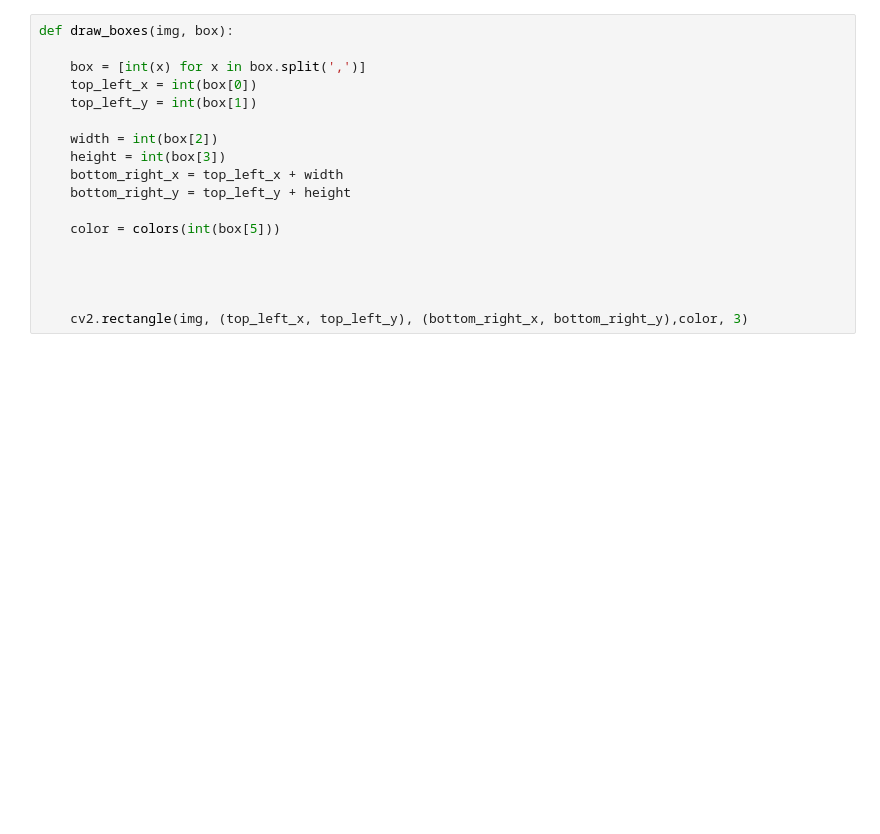
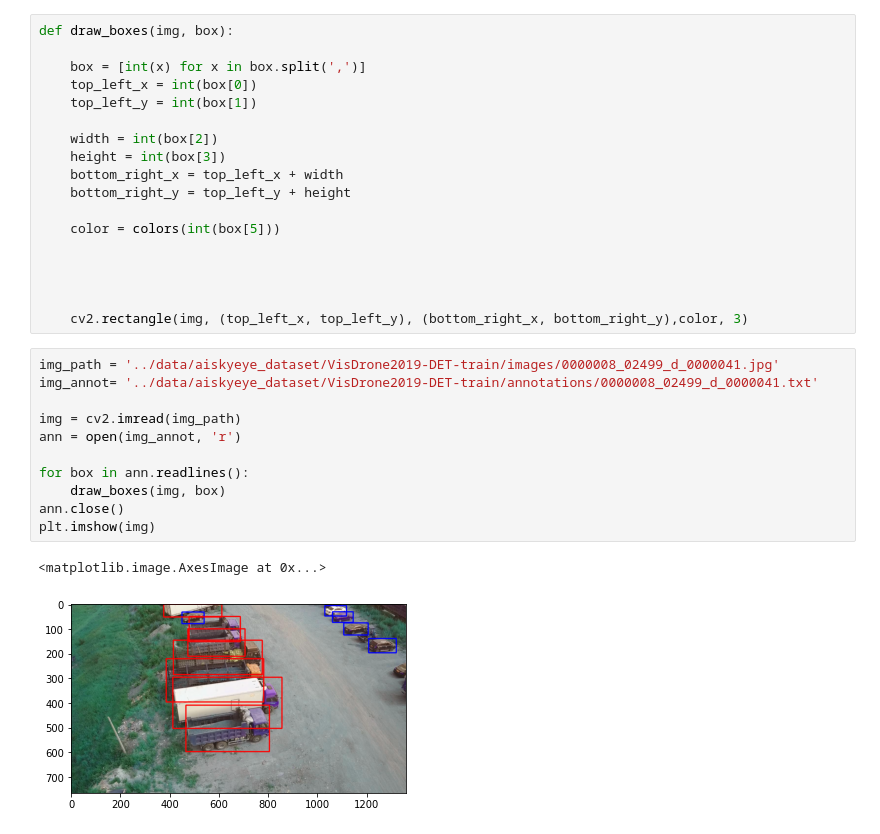
Before and after one commit to lucassingier/car_detection_ynov, a Jupyter notebook: Car_detection.ipynb, the cells around one changed output. Saved outputs shown, nothing was run; the diff lists cells and outputs as text; blank space fills up the shorter version.

```diff
--- a/Car_detection.ipynb
+++ b/Car_detection.ipynb
@@ -159,3 +171,17 @@ def draw_boxes(img, box):
 
 
     cv2.rectangle(img, (top_left_x, top_left_y), (bottom_right_x, bottom_right_y),color, 3)
+# %%
+img_path = '../data/aiskyeye_dataset/VisDrone2019-DET-train/images/0000008_02499_d_0000041.jpg'
+img_annot= '../data/aiskyeye_dataset/VisDrone2019-DET-train/annotations/0000008_02499_d_0000041.txt'
+
+img = cv2.imread(img_path)
+ann = open(img_annot, 'r')
+
+for box in ann.readlines():
+    draw_boxes(img, box)
+ann.close()
+plt.imshow(img)
+# %% [output]
+<matplotlib.image.AxesImage at 0x...>
+[figure, added]
```
Also changed, not shown: parts of 3 cells of this notebook.
